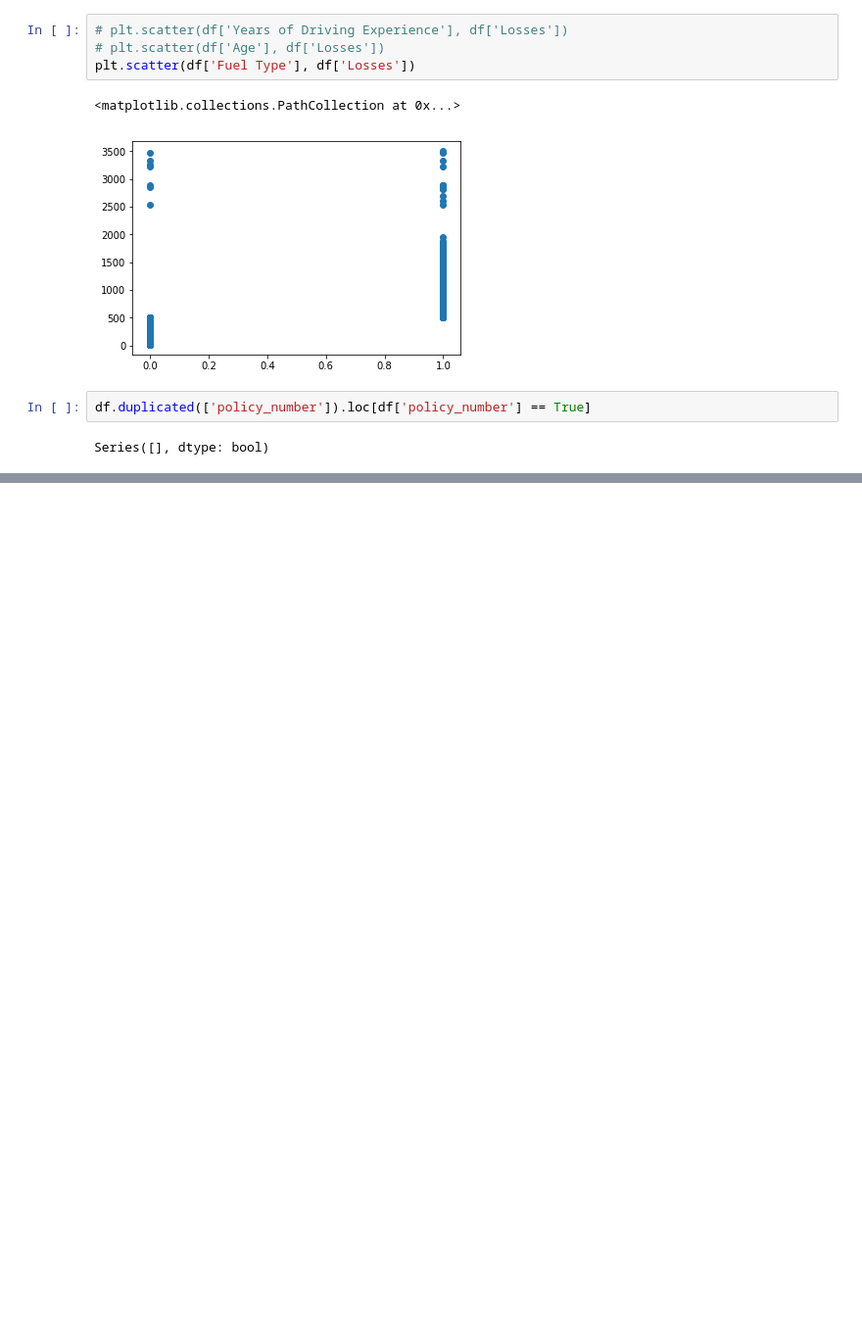
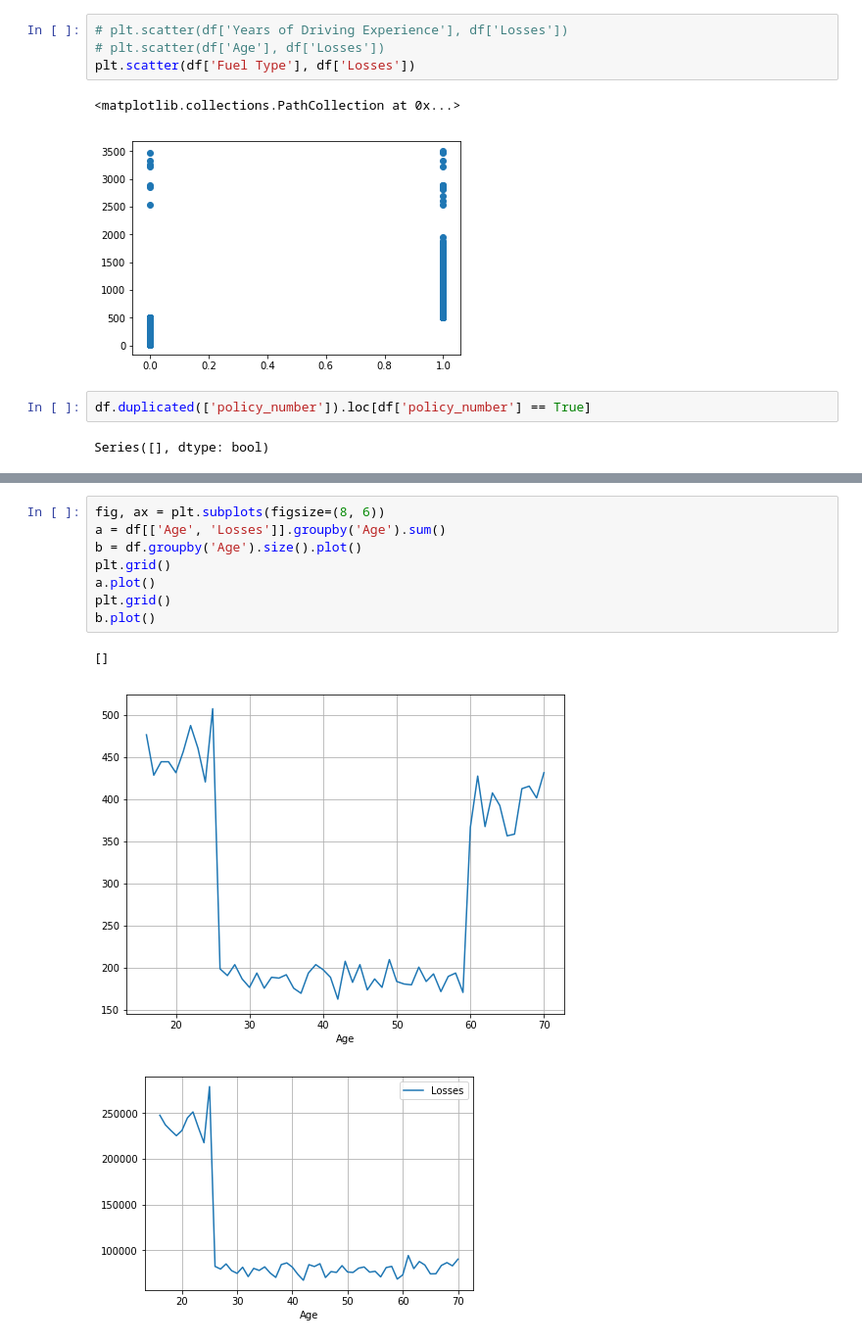
Before and after one commit to data-alchemists/alchemists-book-of-datasets, a Jupyter notebook: udemy_insurance_analysis/P_Insurance.ipynb, the cells around one changed output, grey strips where cells are left out. Shown: that part at 98% size. Drawn from its saved outputs; the diff is of its cells as text; blank space fills up the shorter version.

```diff
--- a/udemy_insurance_analysis/P_Insurance.ipynb
+++ b/udemy_insurance_analysis/P_Insurance.ipynb
@@ -172,2 +223,14 @@ b.plot()
+# %%
+fig, ax = plt.subplots(figsize=(8, 6))
+a = df[['Age', 'Losses']].groupby('Age').sum()
+b = df.groupby('Age').size().plot()
+plt.grid()
+a.plot()
+plt.grid()
+b.plot()
+# %% [output]
+[]
+[figure, added]
+[figure, added]
 # %%
 cr.groupby('Married').size()
```
Also changed, not shown: parts of 13 cells of this notebook.
